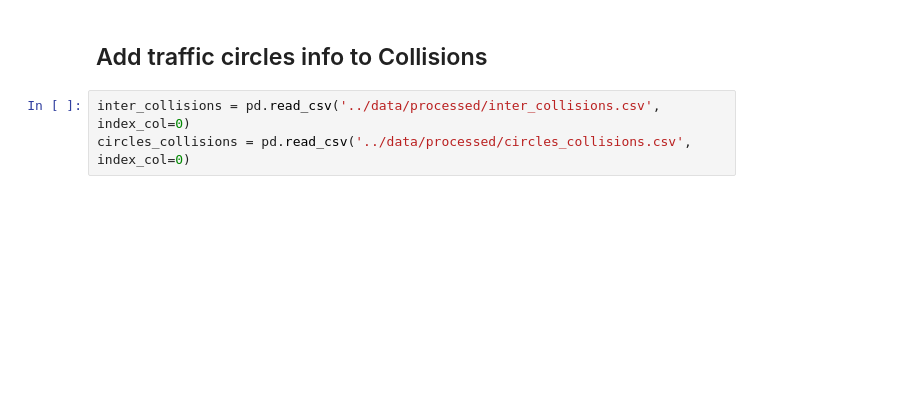
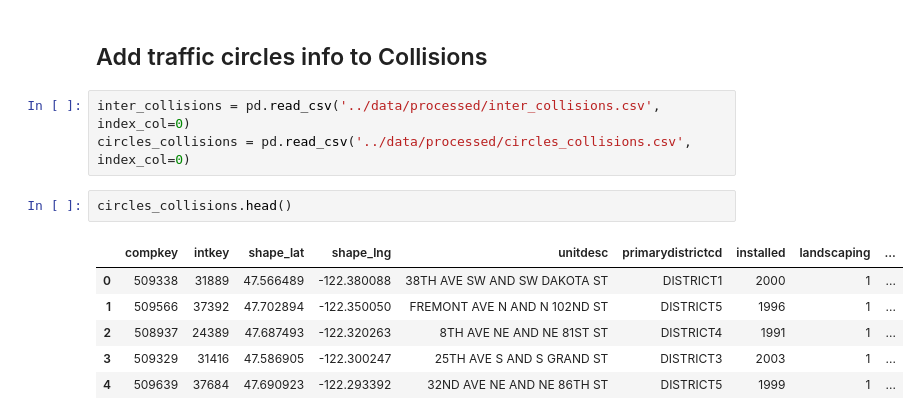
Before and after one commit to DataCircles/traffic_collisions_ml_team1, a Jupyter notebook: notebooks/cindy_intersect.ipynb, the cells around one changed output. Drawn from its saved outputs; the diff is of its cells as text; blank space fills up the shorter version.

```diff
--- a/notebooks/cindy_intersect.ipynb
+++ b/notebooks/cindy_intersect.ipynb
@@ -166,4 +175,13 @@ inter_collisions[inter_collisions['arterialclasscd'].isnull()]
 # %%
 inter_collisions = pd.read_csv('../data/processed/inter_collisions.csv', index_col=0)
 circles_collisions = pd.read_csv('../data/processed/circles_collisions.csv', index_col=0)
+# %%
+circles_collisions.head()
+# %% [output]
+|  | compkey | intkey | shape_lat | shape_lng | unitdesc | primarydistrictcd | installed | landscaping | ... |
+| 0 | 509338 | 31889 | 47.566489 | -122.380088 | 38TH AVE SW AND SW DAKOTA ST | DISTRICT1 | 2000 | 1 | ... |
+| 1 | 509566 | 37392 | 47.702894 | -122.350050 | FREMONT AVE N AND N 102ND ST | DISTRICT5 | 1996 | 1 | ... |
+| 2 | 508937 | 24389 | 47.687493 | -122.320263 | 8TH AVE NE AND NE 81ST ST | DISTRICT4 | 1991 | 1 | ... |
+| 3 | 509329 | 31416 | 47.586905 | -122.300247 | 25TH AVE S AND S GRAND ST | DISTRICT3 | 2003 | 1 | ... |
+| 4 | 509639 | 37684 | 47.690923 | -122.293392 | 32ND AVE NE AND NE 86TH ST | DISTRICT5 | 1999 | 1 | ... |
 # %%
```
Also changed, not shown: parts of 20 cells of this notebook, 3 other files.
